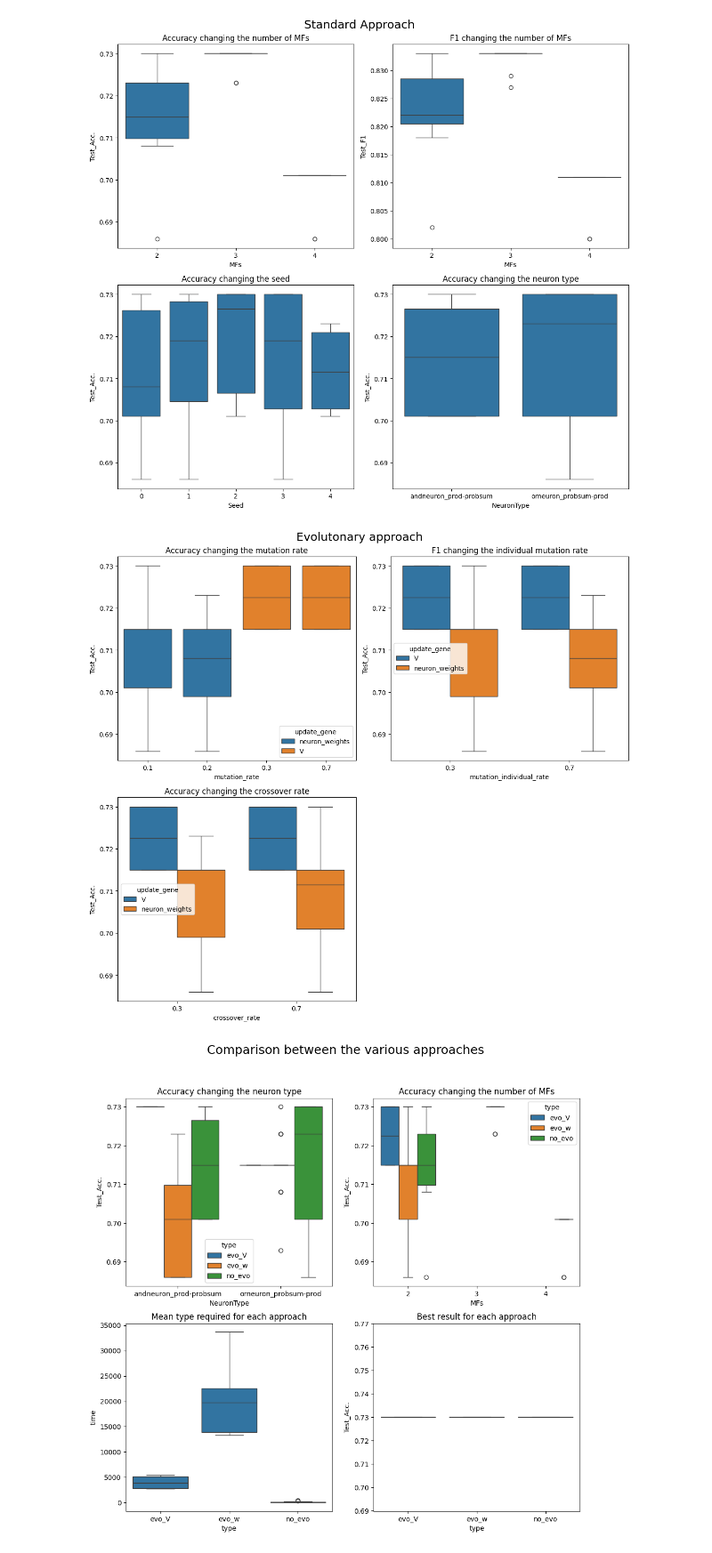
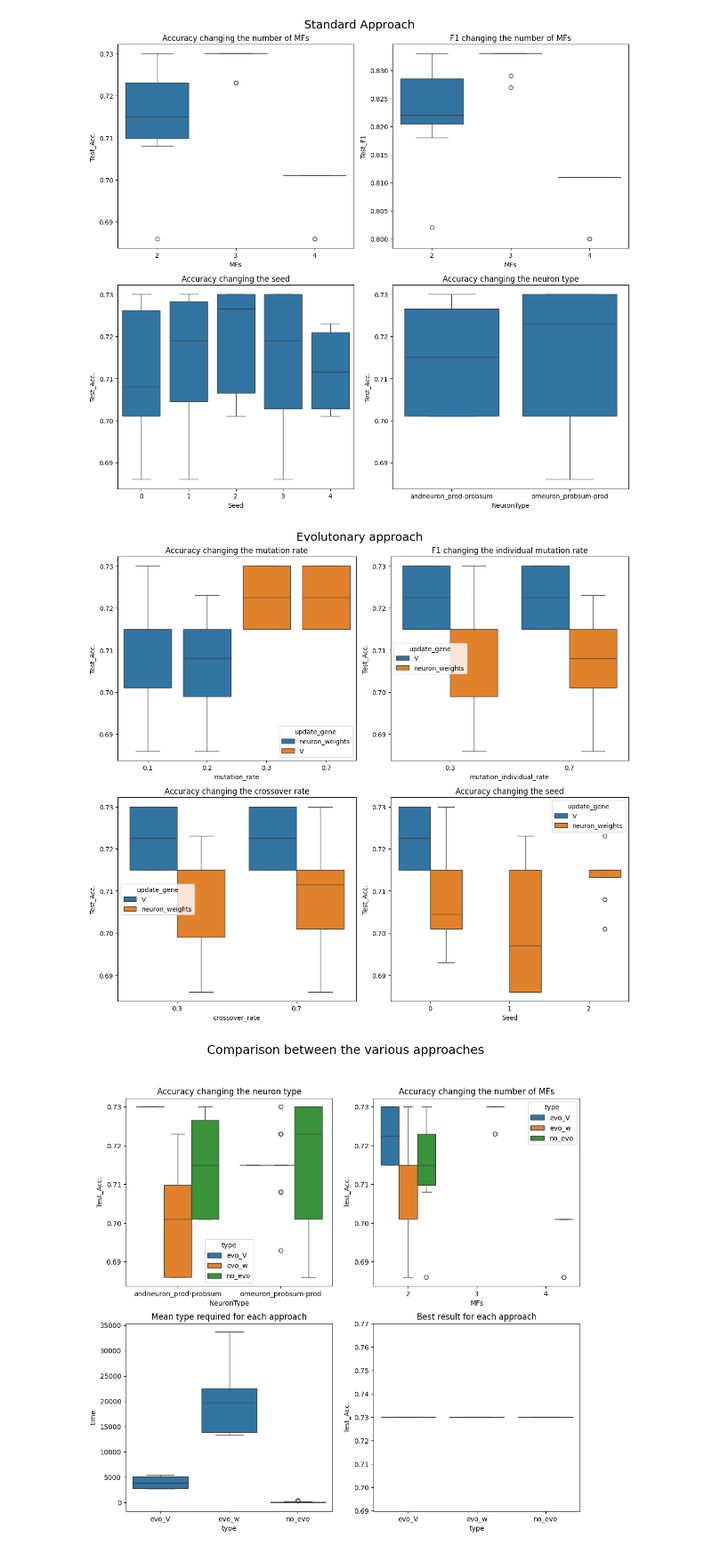
Before and after one commit to IDA-FBK/NeuroFuzzyProject, a Jupyter notebook: experiments/results/show_results.ipynb, the cells around one changed output. Shown: that part at 89% size. Saved outputs shown, nothing was run; the diff lists cells and outputs as text; code cells hidden in the pictures.

Commit message:
aggiunto plot del seed nella parte evolutiva

```diff
--- a/experiments/results/show_results.ipynb
+++ b/experiments/results/show_results.ipynb
@@ -49,26 +49,27 @@ figure1.show()
 # %%
 
 #Evolutionary approach
 figure2, axs2 = plt.subplots(2, 2, figsize=(12, 11))
 figure2.suptitle("Evolutonary approach", fontsize=18)
 
 sns.boxplot(x="mutation_rate", y="Test_Acc.", data=all_evo_results, hue="update_gene", ax=axs2[0, 0])
 axs2[0,0].set_title("Accuracy changing the mutation rate")
 
 sns.boxplot(x="mutation_individual_rate", y="Test_Acc.", data=all_evo_results, hue="update_gene", ax=axs2[0, 1])
 axs2[0,1].set_title("F1 changing the individual mutation rate")
 
 
 sns.boxplot(x="crossover_rate", y="Test_Acc.", data=all_evo_results, hue="update_gene", ax=axs2[1, 0])
 axs2[1,0].set_title("Accuracy changing the crossover rate")
 
-axs2[1,1].axis('off')
+sns.boxplot(x="Seed", y="Test_Acc.", data=all_evo_results, hue="update_gene", ax=axs2[1, 1])
+axs2[1,1].set_title("Accuracy changing the seed")
 
 
 figure2.tight_layout()
 figure2.show()
 # %% [output]
-[figure, old version]
+[figure, new version]
 # %%
 #Preparing the data for the comparison
 
```
